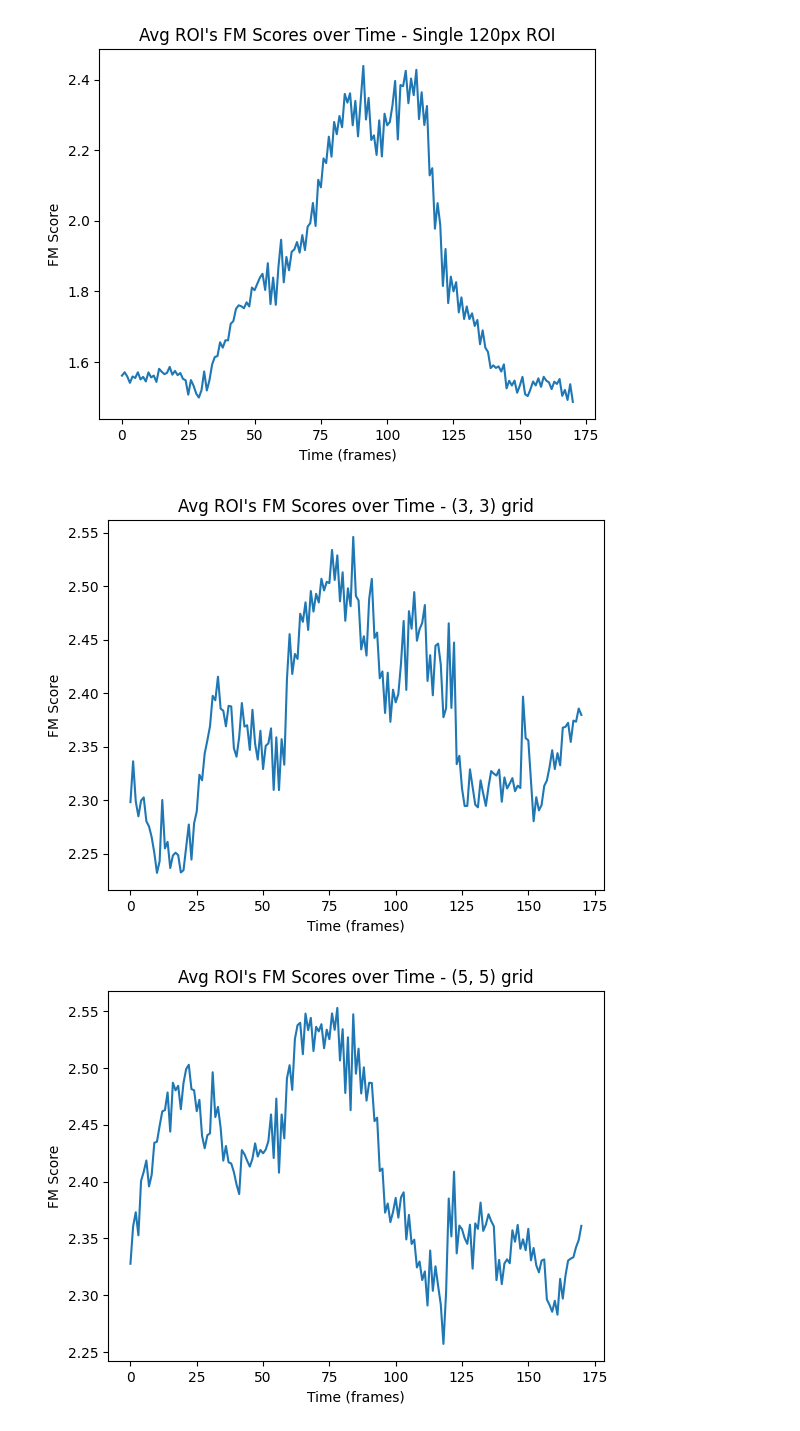
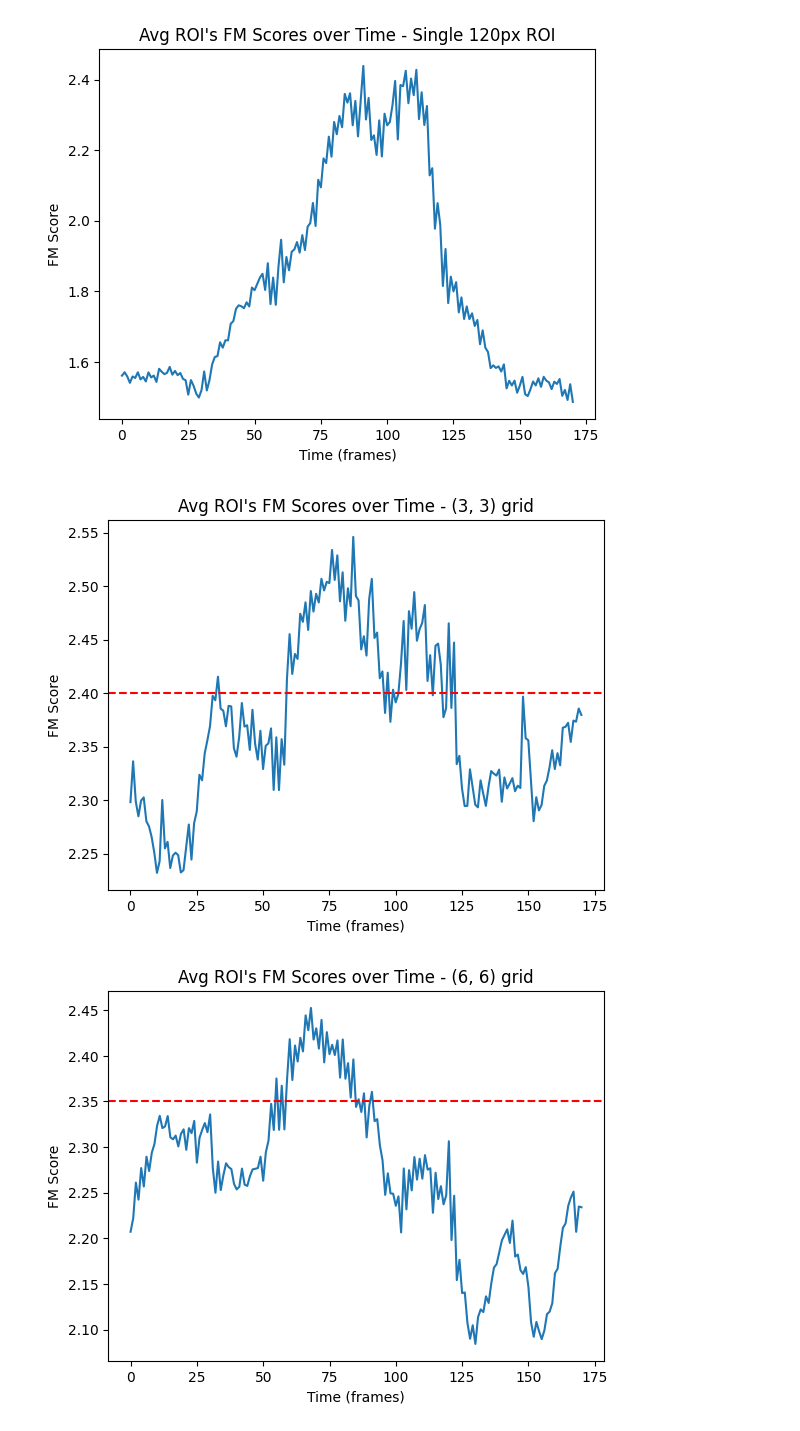
Before and after one commit to AgustindelaVega/vpc1, a Jupyter notebook: tp2/tp2.ipynb, the cells around one changed output. Drawn from its saved outputs; the diff is of its cells as text; code cells hidden in the pictures.

```diff
--- a/tp2/tp2.ipynb
+++ b/tp2/tp2.ipynb
@@ -89,7 +89,7 @@ def get_video_writer(output_path, capture):
     return cv2.VideoWriter(output_path, codec, fps, (width, height))
 # %%
 video_path = './data/focus_video.mov'
-output_video_path = "./data/output_single_roi_video.mov"
+output_video_path = "./out/output_single_roi_video.mov"
 
 cap = cv2.VideoCapture(video_path)
 fm_scores = []
@@ -123,7 +123,7 @@ plt.show()
 # %% [output]
 [figure]
 # %%
-def score_grid(grid, size, threshold, output):
+def score_grid(grid, size, threshold, output, score_method=image_sharpness):
     video_path = 'data/focus_video.mov'
 
     cap = cv2.VideoCapture(video_path)
@@ -137,7 +137,7 @@ def score_grid(grid, size, threshold, output):
         if ret:
             # Default grid, 8x8 20px squares
             rois, _ = roi_grid(frame, grid, size)
-            score = np.mean([image_sharpness(roi) for roi in rois])
+            score = np.mean([score_method(roi) for roi in rois])
             fm_scores.append(score)
             _, colored_rois = roi_grid(frame, grid, size, (0, 255, 0) if score >= threshold else (0, 0, 255))
             out.write(colored_rois)
@@ -150,16 +150,18 @@ def score_grid(grid, size, threshold, output):
     cv2.destroyAllWindows()
 
     plt.plot(fm_scores)
+    plt.axhline(y=threshold, color='red', linestyle='--', label=f'Threshold (y = {threshold})')  # Add horizontal
+
     plt.xlabel('Time (frames)')
     plt.ylabel('FM Score')
     plt.title(f'Avg ROI\'s FM Scores over Time - {grid} grid')
     plt.show()
 # %%
-score_grid((3,3), 40, 2.4, "./data/output_3x3_roi_video.mov")
+score_grid((3,3), 40, 2.4, "./out/output_3x3_roi_video.mov")
 # %% [output]
-[figure, old version]
+[figure, new version]
 # %%
-score_grid((6,6), 30, 2.4, "./data/output_6x6_roi_video.mov")
+score_grid((6,6), 30, 2.35, "./out/output_6x6_roi_video.mov")
 # %% [output]
-[figure, old version]
+[figure, new version]
 # %%
```
Also changed, not shown: parts of 9 cells of this notebook, 10 other files.
